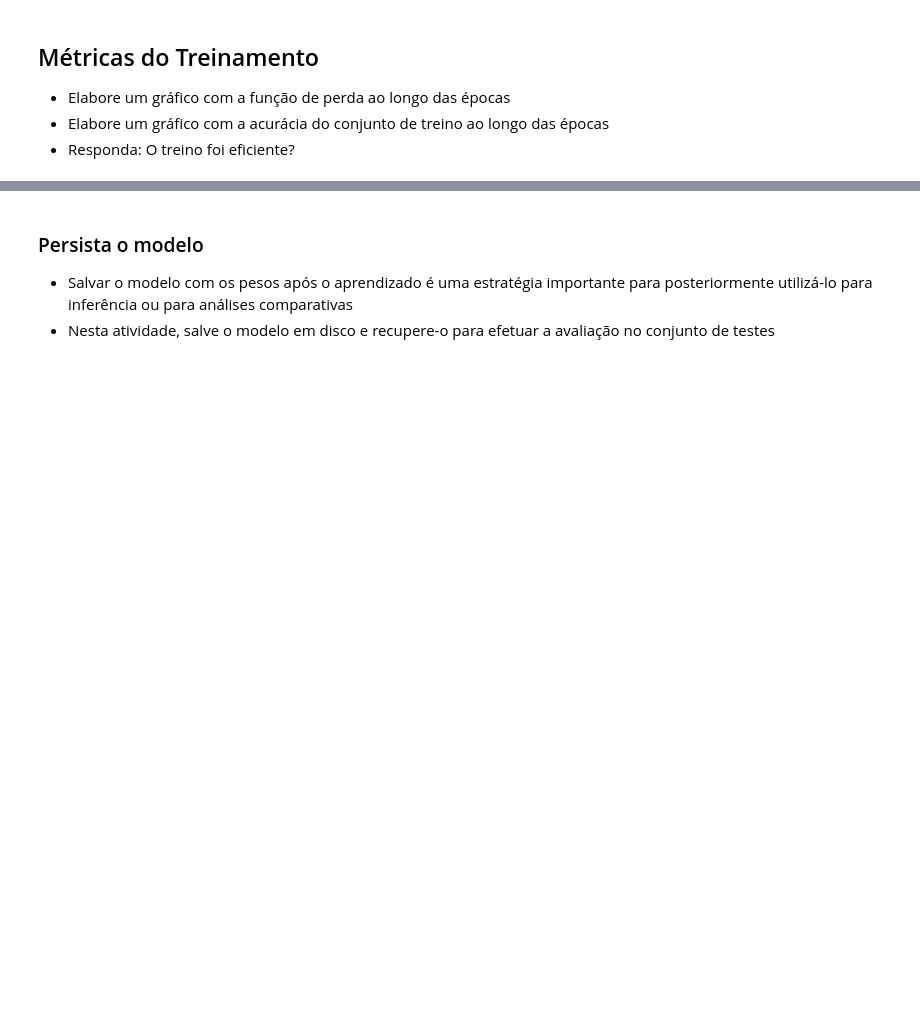
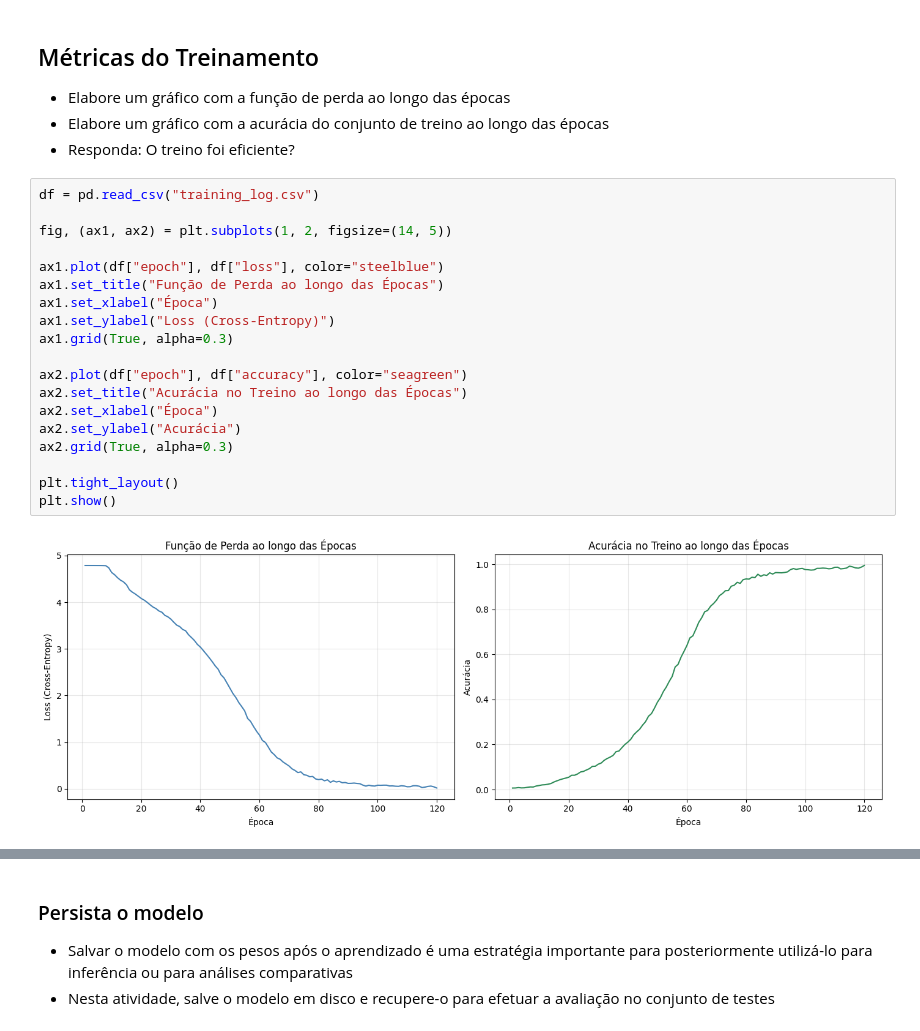
Before and after one commit to pedroituassu/topicos1-projeto3-cnn-alexnet, a Jupyter notebook: Topicos1-2026.1-Tarefa3.ipynb, the cells around one changed output, grey strips where cells are left out. Drawn from its saved outputs; the diff is of its cells as text; blank space fills up the shorter version.

```diff
--- a/Topicos1-2026.1-Tarefa3.ipynb
+++ b/Topicos1-2026.1-Tarefa3.ipynb
@@ -289,3 +291,24 @@ with open("training_log.csv", "w", newline="") as f:
 - Elabore um gráfico com a função de perda ao longo das épocas
 - Elabore um gráfico com a acurácia do conjunto de treino ao longo das épocas
 - Responda: O treino foi eficiente?
+# %%
+df = pd.read_csv("training_log.csv")
+
+fig, (ax1, ax2) = plt.subplots(1, 2, figsize=(14, 5))
+
+ax1.plot(df["epoch"], df["loss"], color="steelblue")
+ax1.set_title("Função de Perda ao longo das Épocas")
+ax1.set_xlabel("Época")
+ax1.set_ylabel("Loss (Cross-Entropy)")
+ax1.grid(True, alpha=0.3)
+
+ax2.plot(df["epoch"], df["accuracy"], color="seagreen")
+ax2.set_title("Acurácia no Treino ao longo das Épocas")
+ax2.set_xlabel("Época")
+ax2.set_ylabel("Acurácia")
+ax2.grid(True, alpha=0.3)
+
+plt.tight_layout()
+plt.show()
+# %% [output]
+[figure, added]
```
Also changed, not shown: parts of 2 cells of this notebook.
